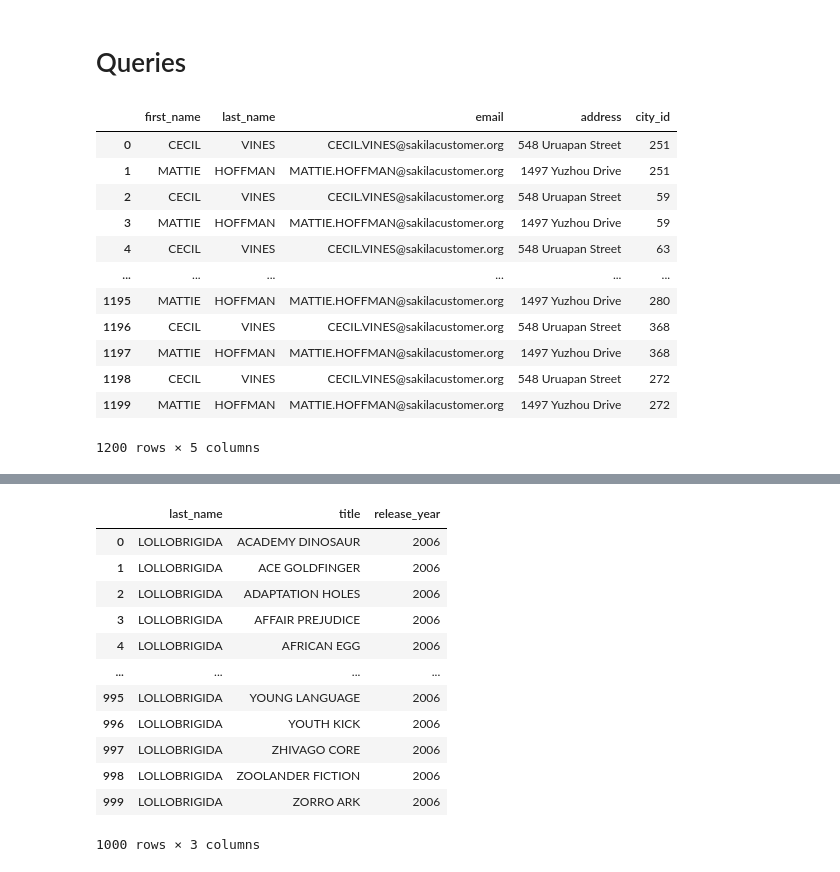
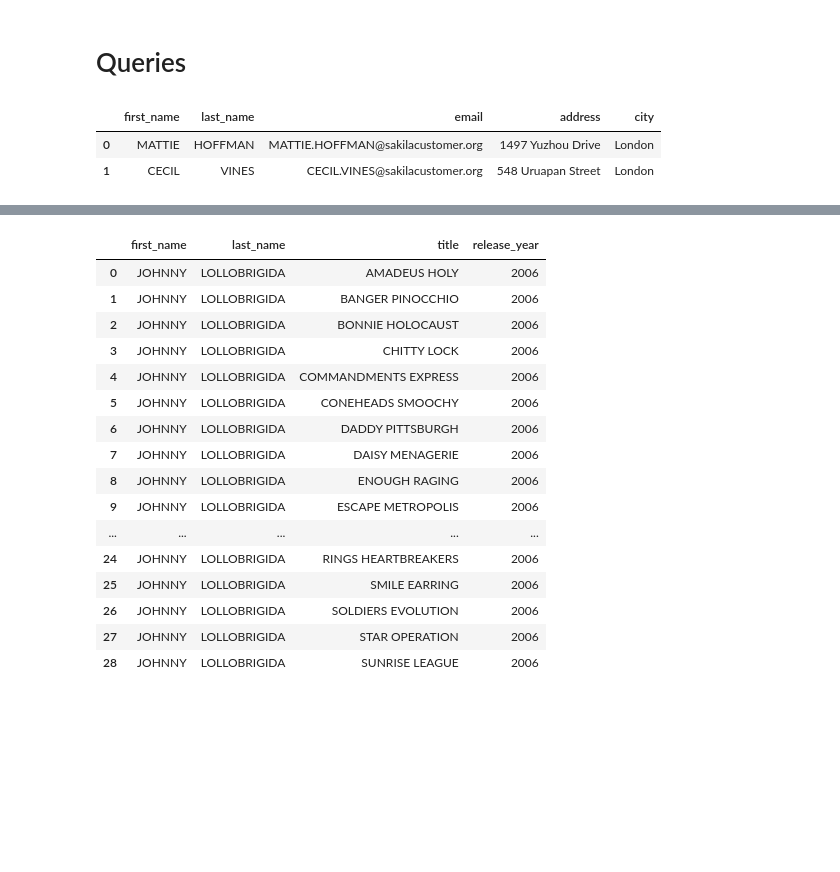
Before and after one commit to shellymduncan/Queries-Sakila, a Jupyter notebook: Queries - Sakila.ipynb, the cells around one changed output, grey strips where cells are left out. Drawn from its saved outputs; the diff is of its cells as text; code cells hidden in the pictures; blank space fills up the shorter version.

```diff
--- a/Queries - Sakila.ipynb
+++ b/Queries - Sakila.ipynb
@@ -50,28 +50,16 @@ pd.read_sql(q, engine)
 # %%
 # get all the customers inside city_id = 312.
 # query should return the customers' first name, last name, email, address, and city.
-q = """SELECT customer.first_name, customer.last_name,
-    customer.email, address.address, city.city_id
-    FROM customer
-    JOIN address
-    JOIN city
-    ON customer.address_id = address.address_id
-    WHERE address.city_id = 312"""
+q = """SELECT customer.first_name, customer.last_name, customer.email, address.address, city.city
+        FROM customer AS customer
+        JOIN address AS address ON customer.address_id = address.address_id
+        JOIN city ON address.city_id = city.city_id
+        WHERE address.city_id = 312;"""
 pd.read_sql(q, engine)
 # %% [output]
-|  | first_name | last_name | email | address | city_id |
-| 0 | CECIL | VINES | CECIL.VINES@sakilacustomer.org | 548 Uruapan Street | 251 |
-| 1 | MATTIE | HOFFMAN | MATTIE.HOFFMAN@sakilacustomer.org | 1497 Yuzhou Drive | 251 |
-| 2 | CECIL | VINES | CECIL.VINES@sakilacustomer.org | 548 Uruapan Street | 59 |
-| 3 | MATTIE | HOFFMAN | MATTIE.HOFFMAN@sakilacustomer.org | 1497 Yuzhou Drive | 59 |
-| 4 | CECIL | VINES | CECIL.VINES@sakilacustomer.org | 548 Uruapan Street | 63 |
-| ... | ... | ... | ... | ... | ... |
-| 1195 | MATTIE | HOFFMAN | MATTIE.HOFFMAN@sakilacustomer.org | 1497 Yuzhou Drive | 280 |
-| 1196 | CECIL | VINES | CECIL.VINES@sakilacustomer.org | 548 Uruapan Street | 368 |
-| 1197 | MATTIE | HOFFMAN | MATTIE.HOFFMAN@sakilacustomer.org | 1497 Yuzhou Drive | 368 |
-| 1198 | CECIL | VINES | CECIL.VINES@sakilacustomer.org | 548 Uruapan Street | 272 |
-| 1199 | MATTIE | HOFFMAN | MATTIE.HOFFMAN@sakilacustomer.org | 1497 Yuzhou Drive | 272 |
+|  | first_name | last_name | email | address | city |
+| 0 | MATTIE | HOFFMAN | MATTIE.HOFFMAN@sakilacustomer.org | 1497 Yuzhou Drive | London |
+| 1 | CECIL | VINES | CECIL.VINES@sakilacustomer.org | 548 Uruapan Street | London |
-1200 rows × 5 columns
 # %%
 # get all comedy films
 # query should return film title, description, release year, rating, and special features
@@ -103,24 +91,30 @@ pd.read_sql(q1, engine)
 # %%
 # get all the films that Johnny Lollobrigida was in
 # query should return the actor's last name, film title, and release year
-q2 = """SELECT actor.last_name, film.title, film.release_year
+q2 = """SELECT actor.first_name, actor.last_name, film.title, film.release_year
     FROM actor
-    JOIN film
-    WHERE actor.last_name = 'Lollobrigida'"""
+    JOIN film_actor ON actor.actor_id = film_actor.actor_id
+    JOIN film ON film_actor.film_id = film.film_id
+    WHERE actor.first_name = 'Johnny'
+    AND actor.last_name = 'Lollobrigida';"""
 pd.read_sql(q2, engine)
 # %% [output]
-|  | last_name | title | release_year |
-| 0 | LOLLOBRIGIDA | ACADEMY DINOSAUR | 2006 |
-| 1 | LOLLOBRIGIDA | ACE GOLDFINGER | 2006 |
-| 2 | LOLLOBRIGIDA | ADAPTATION HOLES | 2006 |
-| 3 | LOLLOBRIGIDA | AFFAIR PREJUDICE | 2006 |
-| 4 | LOLLOBRIGIDA | AFRICAN EGG | 2006 |
-| ... | ... | ... | ... |
-| 995 | LOLLOBRIGIDA | YOUNG LANGUAGE | 2006 |
-| 996 | LOLLOBRIGIDA | YOUTH KICK | 2006 |
-| 997 | LOLLOBRIGIDA | ZHIVAGO CORE | 2006 |
-| 998 | LOLLOBRIGIDA | ZOOLANDER FICTION | 2006 |
-| 999 | LOLLOBRIGIDA | ZORRO ARK | 2006 |
+|  | first_name | last_name | title | release_year |
+| 0 | JOHNNY | LOLLOBRIGIDA | AMADEUS HOLY | 2006 |
+| 1 | JOHNNY | LOLLOBRIGIDA | BANGER PINOCCHIO | 2006 |
+| 2 | JOHNNY | LOLLOBRIGIDA | BONNIE HOLOCAUST | 2006 |
+| 3 | JOHNNY | LOLLOBRIGIDA | CHITTY LOCK | 2006 |
+| 4 | JOHNNY | LOLLOBRIGIDA | COMMANDMENTS EXPRESS | 2006 |
+| 5 | JOHNNY | LOLLOBRIGIDA | CONEHEADS SMOOCHY | 2006 |
+| 6 | JOHNNY | LOLLOBRIGIDA | DADDY PITTSBURGH | 2006 |
+| 7 | JOHNNY | LOLLOBRIGIDA | DAISY MENAGERIE | 2006 |
+| 8 | JOHNNY | LOLLOBRIGIDA | ENOUGH RAGING | 2006 |
+| 9 | JOHNNY | LOLLOBRIGIDA | ESCAPE METROPOLIS | 2006 |
+| ... | ... | ... | ... | ... |
+| 24 | JOHNNY | LOLLOBRIGIDA | RINGS HEARTBREAKERS | 2006 |
+| 25 | JOHNNY | LOLLOBRIGIDA | SMILE EARRING | 2006 |
+| 26 | JOHNNY | LOLLOBRIGIDA | SOLDIERS EVOLUTION | 2006 |
+| 27 | JOHNNY | LOLLOBRIGIDA | STAR OPERATION | 2006 |
+| 28 | JOHNNY | LOLLOBRIGIDA | SUNRISE LEAGUE | 2006 |
-1000 rows × 3 columns
 # %%
 # all the actors in the movie titled "Bingo Talented"?
```
Also changed, not shown: parts of 3 cells of this notebook.
